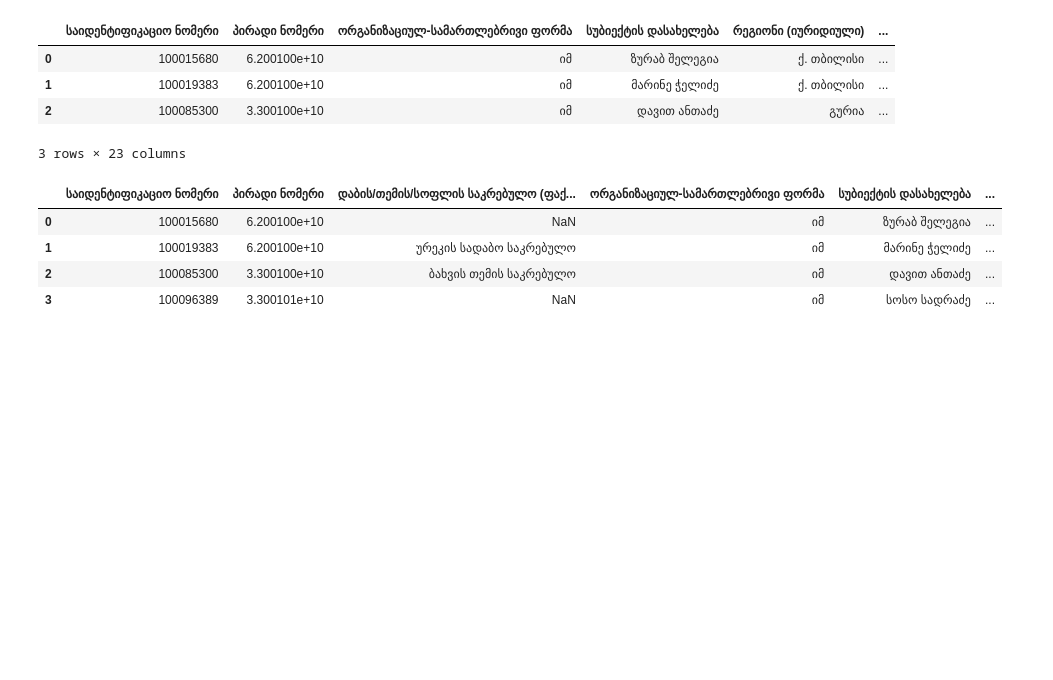
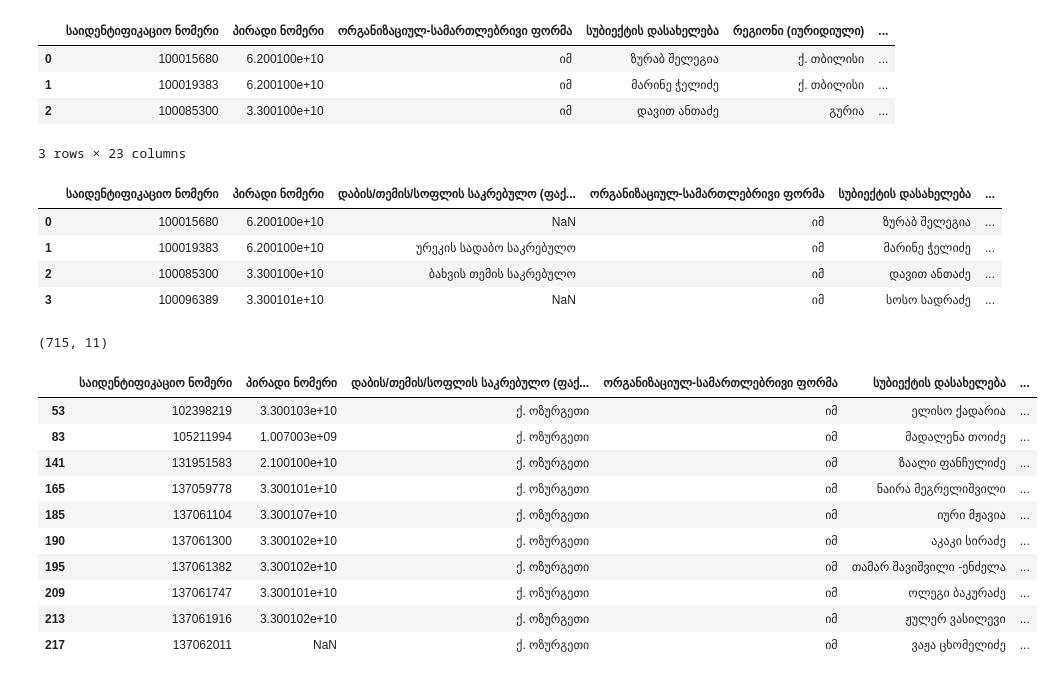
Before and after one commit to AKhvadagiani/Learning-Data-Science, a Jupyter notebook: Ozurgeti.ipynb, the cells around one changed output. Cells and saved outputs as stored; diff of their text form; code cells hidden in the pictures; blank space fills up the shorter version.

```diff
--- a/Ozurgeti.ipynb
+++ b/Ozurgeti.ipynb
@@ -53,8 +53,16 @@ data = data[~(data['ფაქტობრივი მისამართი']
 def clean_text(arg):
     cleaned = re.sub(r'[^\w\s]',' ',arg)
     return cleaned
+
+
+def remove_punctuation(input_string):
+    result = input_string
+    for char in string.punctuation:
+        result = result.replace(char, ' ')
+    return result
 # %%
 data['ნომერი'] = data['ფაქტობრივი მისამართი'].apply(lambda x: "".join([i for i in x if i.isnumeric()]))
 # %%
 data["ქუჩა"] = data["ფაქტობრივი მისამართი"].apply(clean_text)
+data["ქუჩა"] = data["ფაქტობრივი მისამართი"].apply(remove_punctuation)
 # %%
@@ -65,5 +73,34 @@ data['ქუჩა'] = data['ქუჩა'].apply(lambda x: " ".join([re.sub(r'\
 data['ქუჩა'] =data['ქუჩა'].apply(lambda x: ''.join([i for i in x if i != 'N']))
 # %%
 data['ქუჩა'] = data['ქუჩა'].apply(lambda x: ' '.join([i for i in x.split() if i.isnumeric() or len(i) >2]))
+# %%
+data['ქუჩა'] = data['ქუჩა'].apply(lambda x: ' '.join([i for i in x.split() if i.isnumeric() or len(i) >3]))
 # %%
-data.to_excel("test.xlsx", index=False)
+data = data[(data['ნომერი']!='') & (data['ქუჩა']!='')]
+# %%
+data.shape
+# %% [output]
+(715, 11)
+# %%
+data['ქუჩა'] =data['ქუჩა'].apply(lambda x: ' '.join([i for i in x.split() if i not in [ 'ქუჩა',
+                                                                                        'საქართველო',
+                                                                                        'ოზურგეთი',
+                                                                                        'ოზურგეთის',
+                                                                                        'რაიონში',
+                                                                                        'სახელობის'
+                                                                                        ]
+                                                                                    ]
+                                                                                )
+                                                                            )
+# %% [output]
+|  | საიდენტიფიკაციო ნომერი | პირადი ნომერი | დაბის/თემის/სოფლის საკრებულო (ფაქ... | ორგანიზაციულ-სამართლებრივი ფორმა | სუბიექტის დასახელება | ... |
+| 53 | 102398219 | 3.300103e+10 | ქ. ოზურგეთი | იმ | ელისო ქადარია | ... |
+| 83 | 105211994 | 1.007003e+09 | ქ. ოზურგეთი | იმ | მადალენა თოიძე | ... |
+| 141 | 131951583 | 2.100100e+10 | ქ. ოზურგეთი | იმ | ზაალი ფანჩულიძე | ... |
+| 165 | 137059778 | 3.300101e+10 | ქ. ოზურგეთი | იმ | ნაირა მეგრელიშვილი | ... |
+| 185 | 137061104 | 3.300107e+10 | ქ. ოზურგეთი | იმ | იური მჟავია | ... |
+| 190 | 137061300 | 3.300102e+10 | ქ. ოზურგეთი | იმ | აკაკი სირაძე | ... |
+| 195 | 137061382 | 3.300102e+10 | ქ. ოზურგეთი | იმ | თამარ შავიშვილი -ენძელა | ... |
+| 209 | 137061747 | 3.300101e+10 | ქ. ოზურგეთი | იმ | ოლეგი ბაკურაძე | ... |
+| 213 | 137061916 | 3.300102e+10 | ქ. ოზურგეთი | იმ | ჟულერ ვასილევი | ... |
+| 217 | 137062011 | NaN | ქ. ოზურგეთი | იმ | ვაჟა ცხომელიძე | ... |
```
Also changed, not shown: parts of 5 cells of this notebook, 2 other files.
